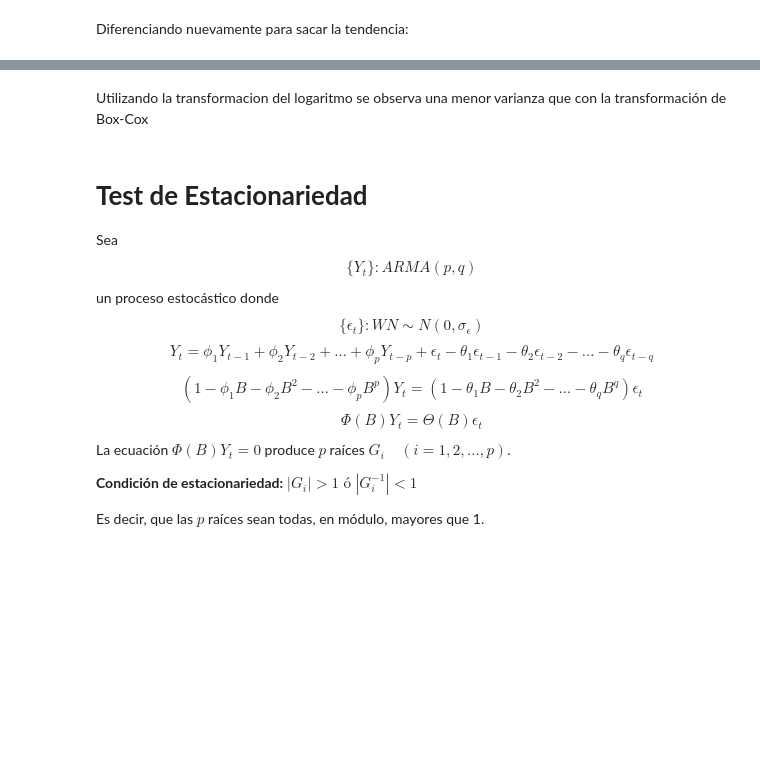
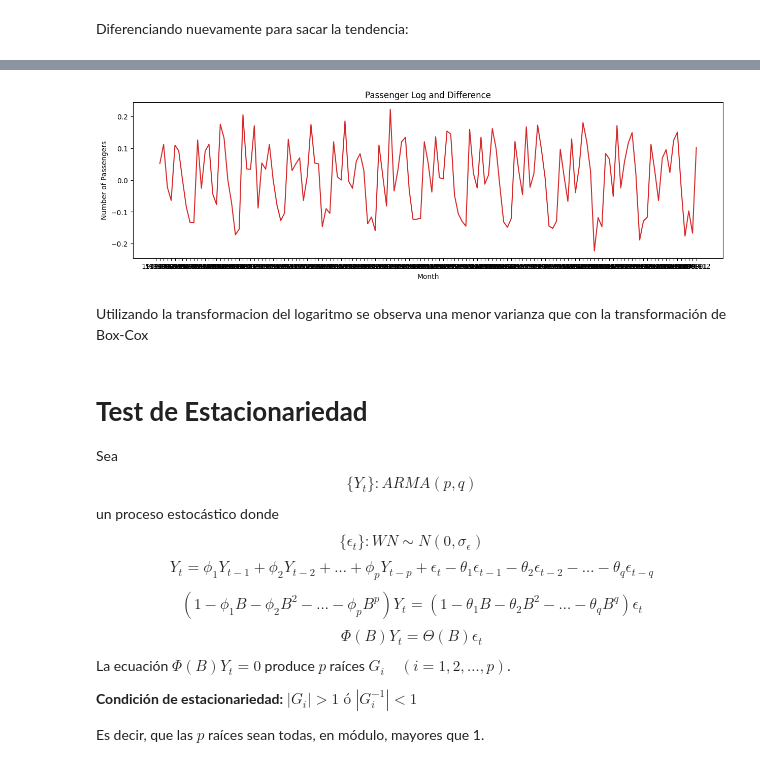
Before and after one commit to treginelli/Series_de_tiempo, a Jupyter notebook: Series_de_tiempo.ipynb, the cells around one changed output, grey strips where cells are left out. Cells and saved outputs as stored; diff of their text form; code cells hidden in the pictures; blank space fills up the shorter version.

```diff
--- a/Series_de_tiempo.ipynb
+++ b/Series_de_tiempo.ipynb
@@ -162,8 +139,7 @@ plotting(title='Airline Passengers', data=data, x='Month',
 Diferenciando nuevamente para sacar la tendencia:
 # %%
 # Take the difference and log and plot it
-data["Passenger_Diff_Log"] = data["Passenger_Log"].diff()
+df["Passenger_Diff_Log"] = df["Passenger_Log"].diff()
 
-plotting(title='Airline Passengers', data=data, x='Month',
-         y='Passenger_Diff_Log', x_label='Date', y_label='Passenger<br>Log and Difference')
+plot_df(df, x=df['Month'], y=df['Passenger_Diff_Log'], title='Passenger Log and Difference')
 # %% [output]
@@ -171,3 +146,4 @@ plotting(title='Airline Passengers', data=data, x='Month',
+[figure, added]
 # %% [markdown]
 Utilizando la transformacion del logaritmo se observa una menor varianza que con la transformación de Box-Cox
 # %% [markdown]
```
Also changed, not shown: parts of 7 cells of this notebook.
